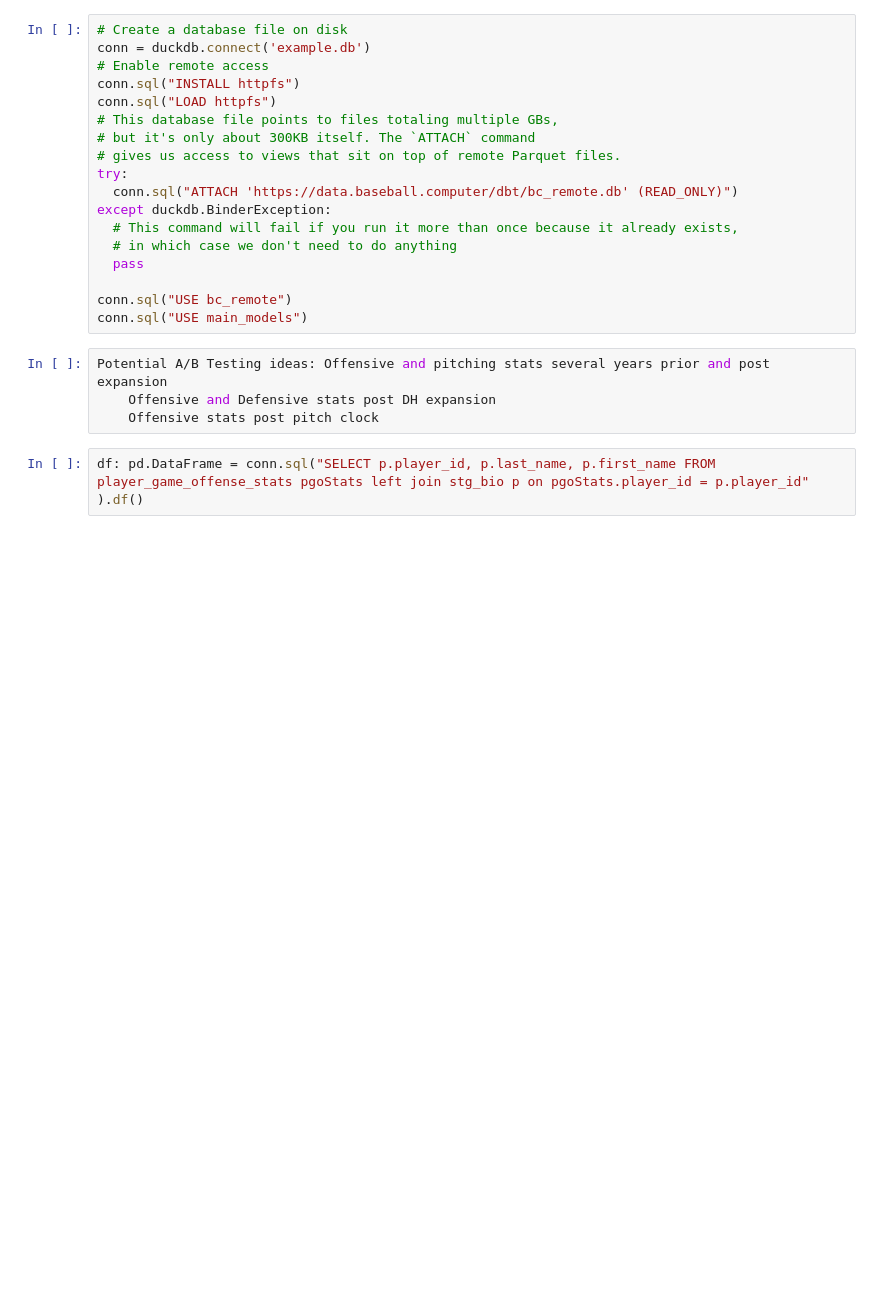
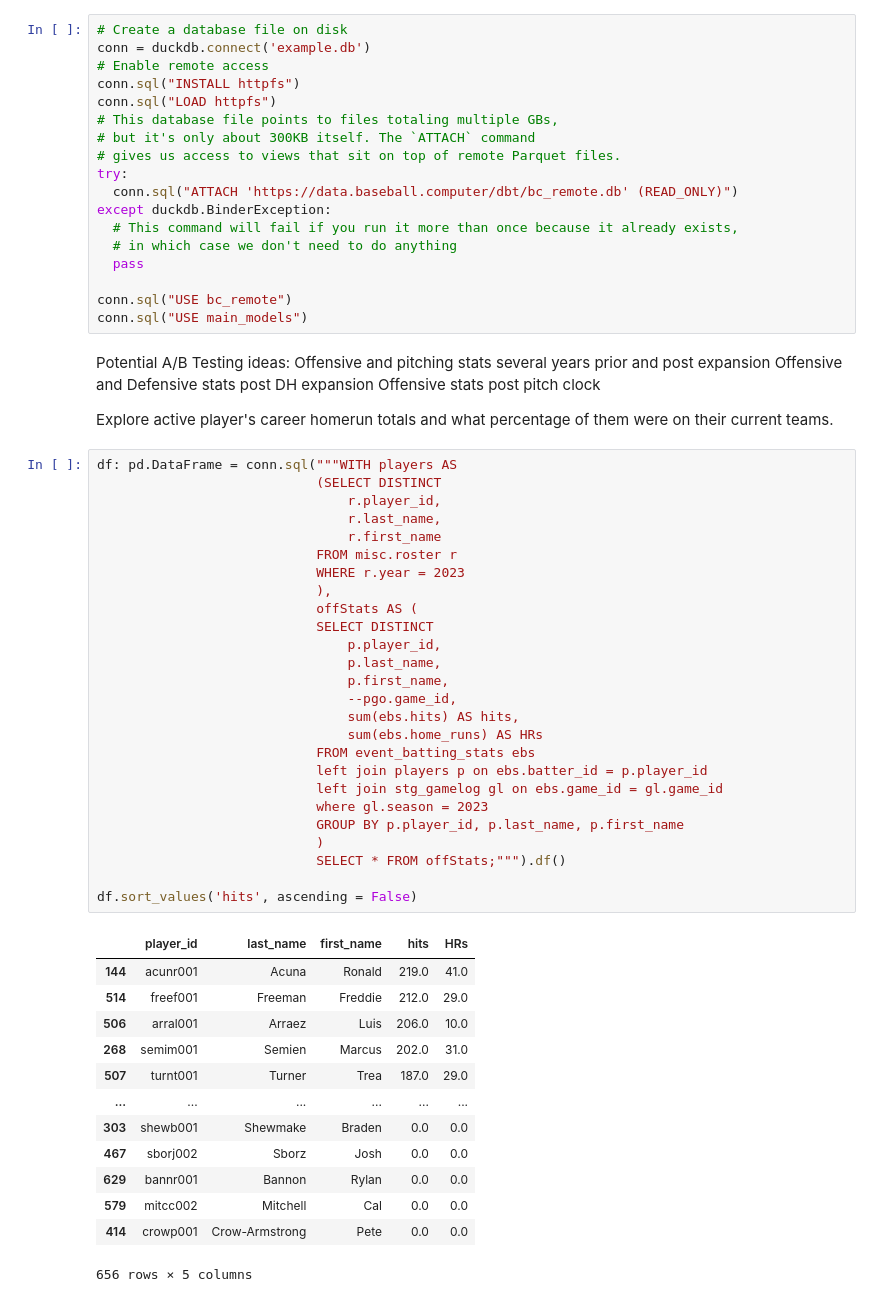
Before and after one commit to dillon-turner/Baseball-Analytics, a Jupyter notebook: Baseball_Intro.ipynb, the cells around one changed output. Cells and saved outputs as stored; diff of their text form; blank space fills up the shorter version.

```diff
--- a/Baseball_Intro.ipynb
+++ b/Baseball_Intro.ipynb
@@ -38,10 +26,50 @@ except duckdb.BinderException:
 
 conn.sql("USE bc_remote")
 conn.sql("USE main_models")
-# %%
-Potential A/B Testing ideas: Offensive and pitching stats several years prior and post expansion
-    Offensive and Defensive stats post DH expansion
-    Offensive stats post pitch clock
+# %% [markdown]
+Potential A/B Testing ideas: Offensive and pitching stats several years prior and post expansion
+    Offensive and Defensive stats post DH expansion
+    Offensive stats post pitch clock
+
+Explore active player's career homerun totals and what percentage of them were on their current teams.
 # %%
-df: pd.DataFrame = conn.sql("SELECT p.player_id, p.last_name, p.first_name FROM player_game_offense_stats pgoStats left join stg_bio p on pgoStats.player_id = p.player_id" ).df()
+df: pd.DataFrame = conn.sql("""WITH players AS
+                            (SELECT DISTINCT
+                                r.player_id,
+                                r.last_name,
+                                r.first_name
+                            FROM misc.roster r
+                            WHERE r.year = 2023
+                            ),
+                            offStats AS (
+                            SELECT DISTINCT
+                                p.player_id,
+                                p.last_name,
+                                p.first_name,
+                                --pgo.game_id,
+                                sum(ebs.hits) AS hits,
+                                sum(ebs.home_runs) AS HRs
+                            FROM event_batting_stats ebs
+                            left join players p on ebs.batter_id = p.player_id
+                            left join stg_gamelog gl on ebs.game_id = gl.game_id
+                            where gl.season = 2023
+                            GROUP BY p.player_id, p.last_name, p.first_name
+                            )
+                            SELECT * FROM offStats;""").df()
+
+df.sort_values('hits', ascending = False)
+# %% [output]
+|  | player_id | last_name | first_name | hits | HRs |
+| 144 | acunr001 | Acuna | Ronald | 219.0 | 41.0 |
+| 514 | freef001 | Freeman | Freddie | 212.0 | 29.0 |
+| 506 | arral001 | Arraez | Luis | 206.0 | 10.0 |
+| 268 | semim001 | Semien | Marcus | 202.0 | 31.0 |
+| 507 | turnt001 | Turner | Trea | 187.0 | 29.0 |
+| ... | ... | ... | ... | ... | ... |
+| 303 | shewb001 | Shewmake | Braden | 0.0 | 0.0 |
+| 467 | sborj002 | Sborz | Josh | 0.0 | 0.0 |
+| 629 | bannr001 | Bannon | Rylan | 0.0 | 0.0 |
+| 579 | mitcc002 | Mitchell | Cal | 0.0 | 0.0 |
+| 414 | crowp001 | Crow-Armstrong | Pete | 0.0 | 0.0 |
+656 rows × 5 columns
 # %%
```
Also changed, not shown: parts of 11 cells of this notebook, 2 other files.
